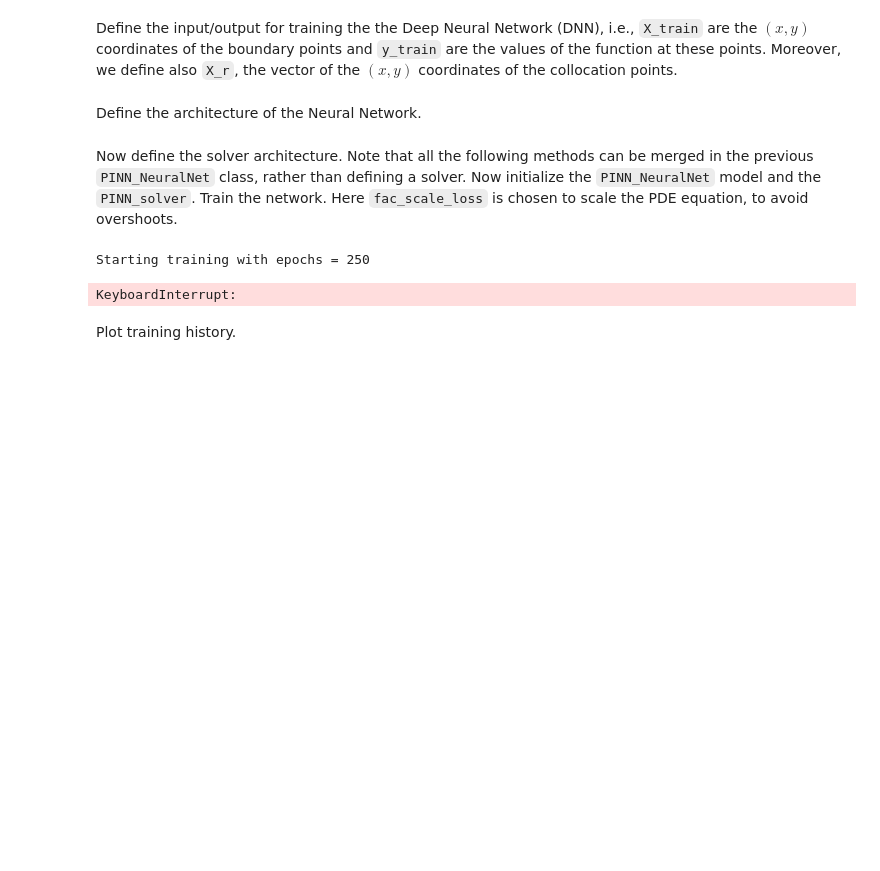
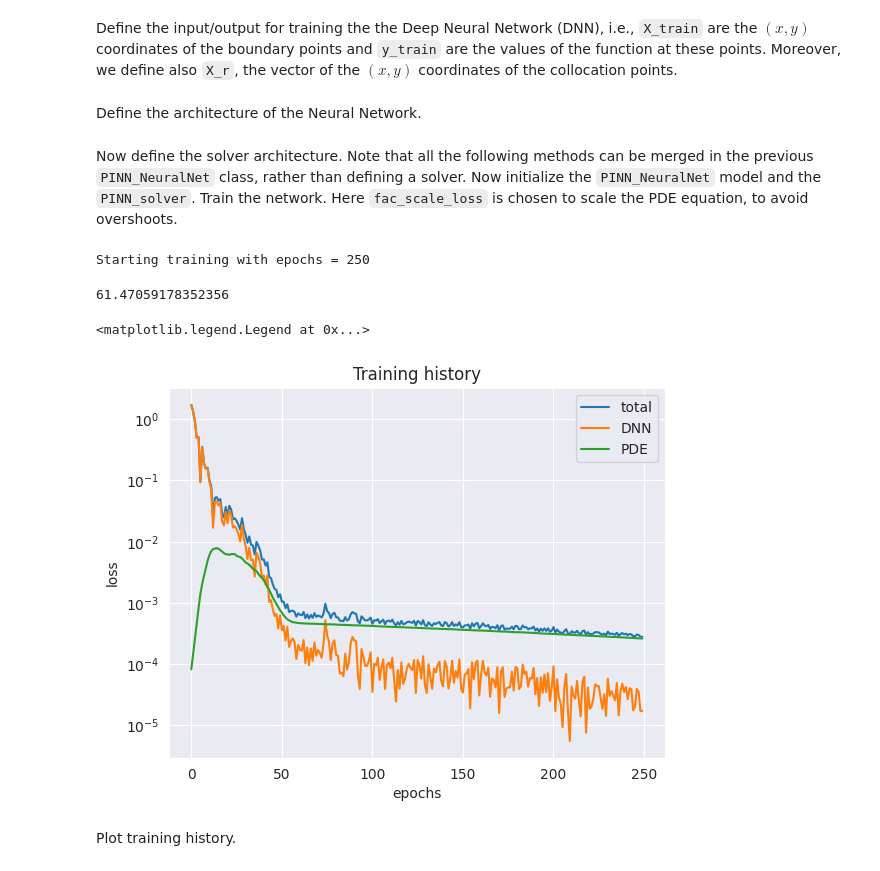
Before and after one commit to matteobonotto/Physics-informed-neural-networks, a Jupyter notebook: main_PINN_magnetostatic_square_coil.ipynb, the cells around one changed output. Cells and saved outputs as stored; diff of their text form; code cells hidden in the pictures; blank space fills up the shorter version.

```diff
--- a/main_PINN_magnetostatic_square_coil.ipynb
+++ b/main_PINN_magnetostatic_square_coil.ipynb
@@ -415,7 +354,7 @@ class PINN_solver():
         ''' implement standard fit method via sub-classing'''
 
 
-        # @tf.function
+        @tf.function
         def train_step(x_ds,y_ds):
             with tf.GradientTape() as tape:
                 predictions = self.model(x_ds, training=False)
@@ -450,32 +389,54 @@ class PINN_solver():
                 self.display_during_training_callback()
 
             self.history_callback()
-
-
-
-solver = PINN_solver(sub_classing_model, coll_pts)
-
-
-fac_scale_loss = .01
-fac_scale_loss = 1
-
-batch_size = 32
-epochs = 250
-print('Starting training with epochs =', epochs)
-t_start = time()
-solver.fit(
-    X_train,
-    y_train,
-    fac_scale_loss = fac_scale_loss,
-    optimizer=tf.keras.optimizers.Adam(),
-    epochs=epochs,
-    batch_size=batch_size,
-    # print_status_every_N_epochs = 1000
-    )
-t_end = time()
-print(t_end - t_start)
-# %% [output]
-Starting training with epochs = 250
-KeyboardInterrupt:
+# %%
+
+
+sub_classing_model = PINN_NeuralNet(
+    output_dim=n_output,
+    num_hidden_layers=8,
+    num_neurons_per_layer=20,
+    activation='swish',
+    kernel_initializer='he_normal',
+    batch_normalization=False)
+
+
+solver = PINN_solver(sub_classing_model, coll_pts)
+
+
+fac_scale_loss = .00001
+# fac_scale_loss = 1
+
+batch_size = 128
+epochs = 250
+print('Starting training with epochs =', epochs)
+t_start = time()
+solver.fit(
+    X_train,
+    y_train,
+    fac_scale_loss = fac_scale_loss,
+    optimizer=tf.keras.optimizers.Adam(),
+    epochs=epochs,
+    batch_size=batch_size,
+    # print_status_every_N_epochs = 1000
+    )
+t_end = time()
+print(t_end - t_start)
+
+
+plt.figure()
+plt.plot(solver.hist, '-', label = 'total')
+plt.plot(solver.hist_DNN, '-', label = 'DNN')
+plt.plot(solver.hist_PDE, '-', label = 'PDE')
+plt.yscale('log')
+plt.title('Training history')
+plt.xlabel('epochs')
+plt.ylabel('loss')
+plt.legend()
+# %% [output]
+Starting training with epochs = 250
+61.47059178352356
+<matplotlib.legend.Legend at 0x...>
+[figure, added]
 # %% [markdown]
 Plot training history.
```
Also changed, not shown: parts of 16 cells of this notebook.
